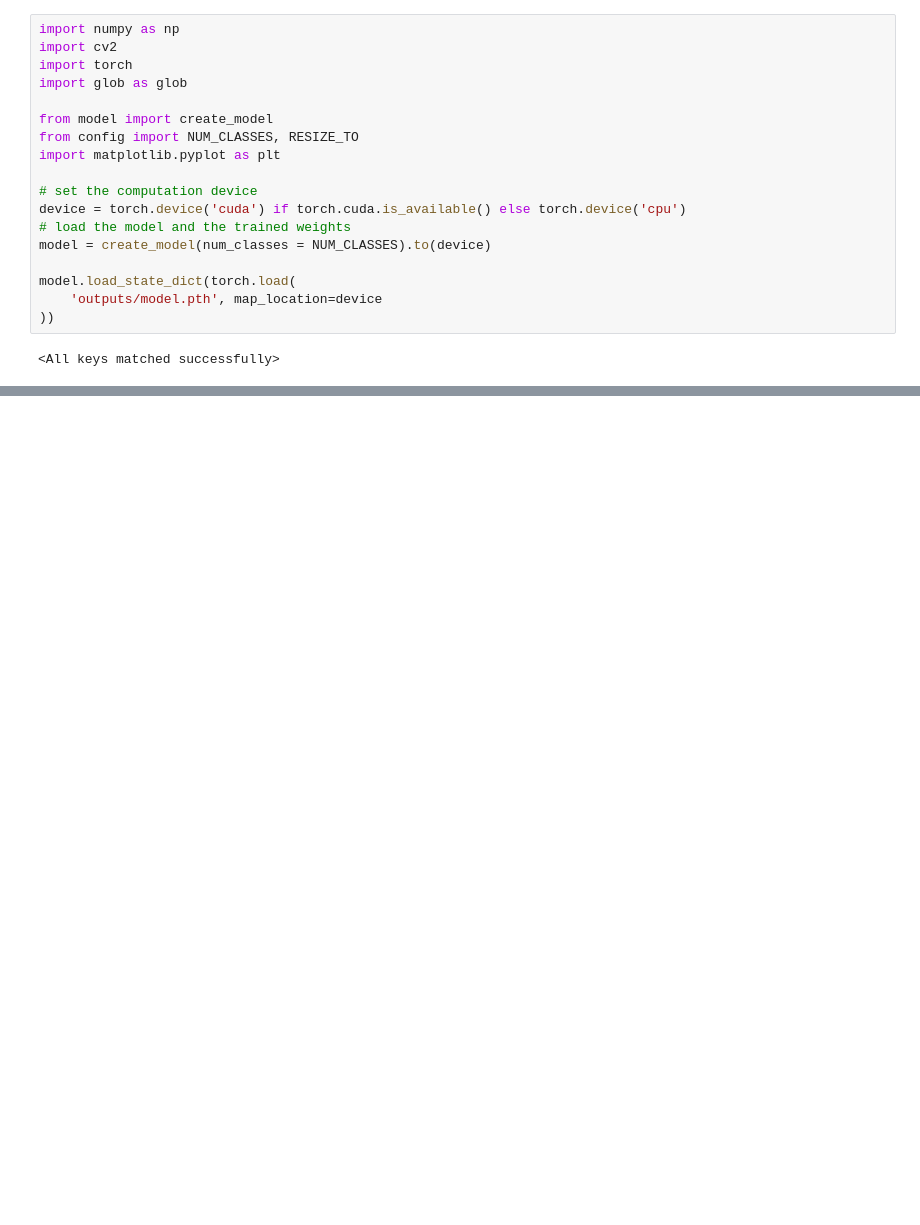
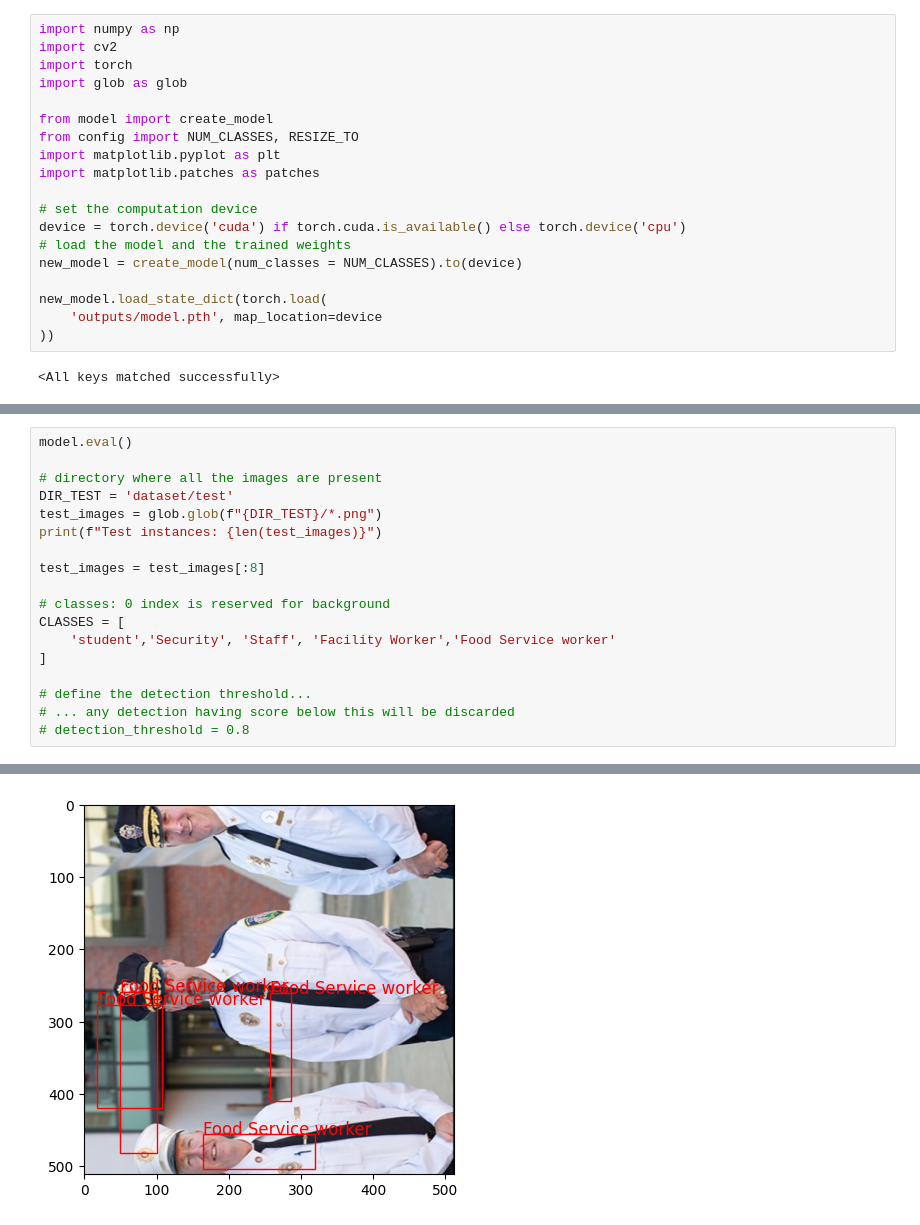
Before and after one commit to prudhvirajboddu/DL_proj, a Jupyter notebook: testing data.ipynb, the cells around one changed output, grey strips where cells are left out. Drawn from its saved outputs; the diff is of its cells as text; blank space fills up the shorter version.

```diff
--- a/testing data.ipynb
+++ b/testing data.ipynb
@@ -7,13 +7,14 @@ import glob as glob
 from model import create_model
 from config import NUM_CLASSES, RESIZE_TO
 import matplotlib.pyplot as plt
+import matplotlib.patches as patches
 
 # set the computation device
 device = torch.device('cuda') if torch.cuda.is_available() else torch.device('cpu')
 # load the model and the trained weights
-model = create_model(num_classes = NUM_CLASSES).to(device)
+new_model = create_model(num_classes = NUM_CLASSES).to(device)
 
-model.load_state_dict(torch.load(
+new_model.load_state_dict(torch.load(
     'outputs/model.pth', map_location=device
 ))
 # %% [output]
@@ -110,0 +22,19 @@ Test instances: 20
+# %%
+model.eval()
+
+# directory where all the images are present
+DIR_TEST = 'dataset/test'
+test_images = glob.glob(f"{DIR_TEST}/*.png")
+print(f"Test instances: {len(test_images)}")
+
+test_images = test_images[:8]
+
+# classes: 0 index is reserved for background
+CLASSES = [
+    'student','Security', 'Staff', 'Facility Worker','Food Service worker'
+]
+
+# define the detection threshold...
+# ... any detection having score below this will be discarded
+# detection_threshold = 0.8
+# %% [output]
@@ -110,0 +59 @@ Test instances: 20
+[figure, added]
```
Also changed, not shown: parts of 2 cells of this notebook, 44 other files.
